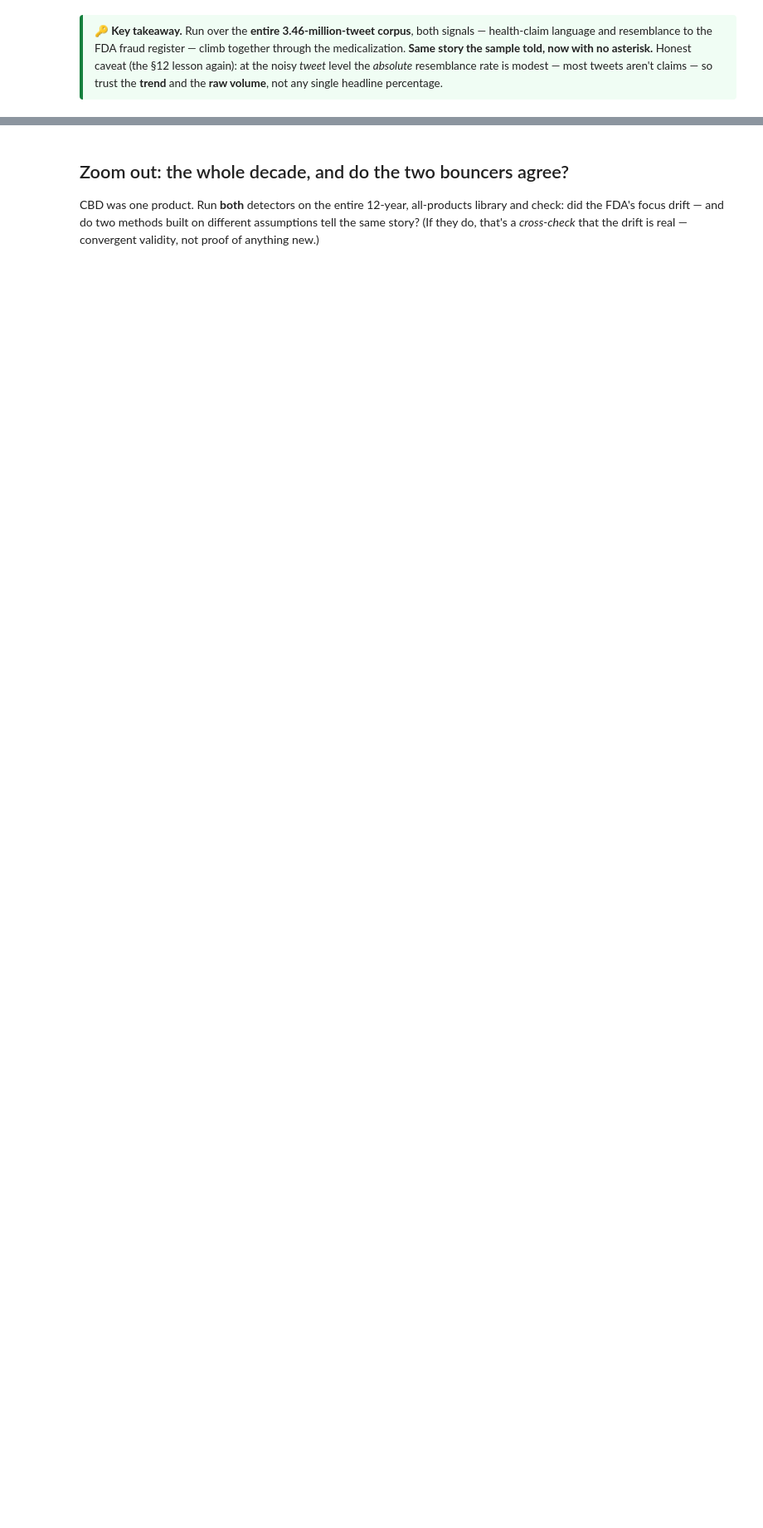
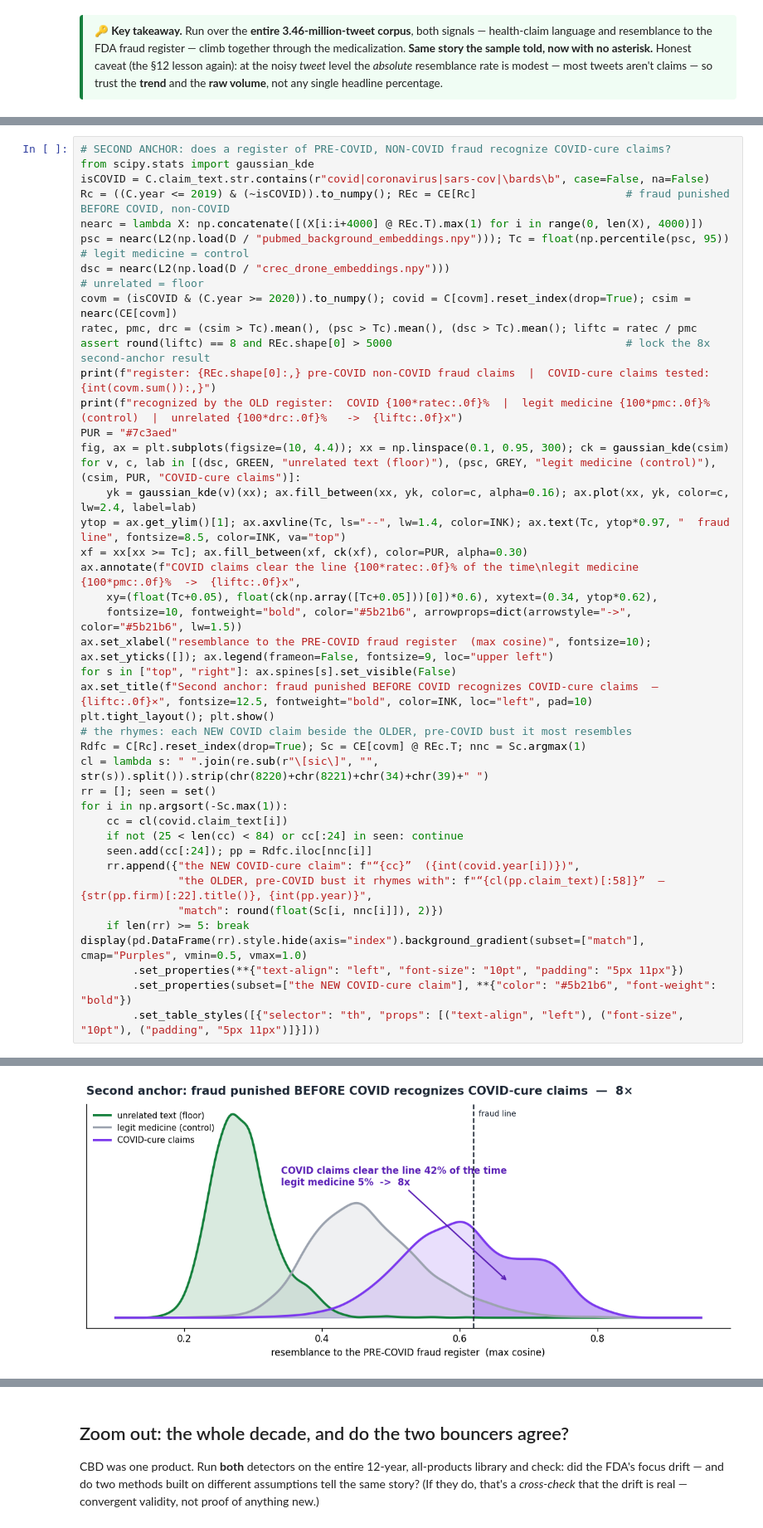
Before and after one commit to jturner-uofl/pycorpdiff, a Jupyter notebook: examples/cbd_fda_drift_showcase.ipynb, the cells around one changed output, grey strips where cells are left out. Shown at 83% size. Drawn from its saved outputs; the diff is of its cells as text; blank space fills up the shorter version.

```diff
--- a/examples/cbd_fda_drift_showcase.ipynb
+++ b/examples/cbd_fda_drift_showcase.ipynb
@@ -499,0 +647,43 @@ FULL corpus: 3,457,986 tweets — no sampling
+# %%
+# SECOND ANCHOR: does a register of PRE-COVID, NON-COVID fraud recognize COVID-cure claims?
+from scipy.stats import gaussian_kde
+isCOVID = C.claim_text.str.contains(r"covid|coronavirus|sars-cov|\bards\b", case=False, na=False)
+Rc = ((C.year <= 2019) & (~isCOVID)).to_numpy(); REc = CE[Rc]                       # fraud punished BEFORE COVID, non-COVID
+nearc = lambda X: np.concatenate([(X[i:i+4000] @ REc.T).max(1) for i in range(0, len(X), 4000)])
+psc = nearc(L2(np.load(D / "pubmed_background_embeddings.npy"))); Tc = float(np.percentile(psc, 95))   # legit medicine = control
+dsc = nearc(L2(np.load(D / "crec_drone_embeddings.npy")))                                              # unrelated = floor
+covm = (isCOVID & (C.year >= 2020)).to_numpy(); covid = C[covm].reset_index(drop=True); csim = nearc(CE[covm])
+ratec, pmc, drc = (csim > Tc).mean(), (psc > Tc).mean(), (dsc > Tc).mean(); liftc = ratec / pmc
+assert round(liftc) == 8 and REc.shape[0] > 5000                                    # lock the 8x second-anchor result
+print(f"register: {REc.shape[0]:,} pre-COVID non-COVID fraud claims  |  COVID-cure claims tested: {int(covm.sum()):,}")
+print(f"recognized by the OLD register:  COVID {100*ratec:.0f}%  |  legit medicine {100*pmc:.0f}% (control)  |  unrelated {100*drc:.0f}%   ->  {liftc:.0f}x")
+PUR = "#7c3aed"
+fig, ax = plt.subplots(figsize=(10, 4.4)); xx = np.linspace(0.1, 0.95, 300); ck = gaussian_kde(csim)
+for v, c, lab in [(dsc, GREEN, "unrelated text (floor)"), (psc, GREY, "legit medicine (control)"), (csim, PUR, "COVID-cure claims")]:
+    yk = gaussian_kde(v)(xx); ax.fill_between(xx, yk, color=c, alpha=0.16); ax.plot(xx, yk, color=c, lw=2.4, label=lab)
+ytop = ax.get_ylim()[1]; ax.axvline(Tc, ls="--", lw=1.4, color=INK); ax.text(Tc, ytop*0.97, "  fraud line", fontsize=8.5, color=INK, va="top")
+xf = xx[xx >= Tc]; ax.fill_between(xf, ck(xf), color=PUR, alpha=0.30)
+ax.annotate(f"COVID claims clear the line {100*ratec:.0f}% of the time\nlegit medicine {100*pmc:.0f}%  ->  {liftc:.0f}x",
+    xy=(float(Tc+0.05), float(ck(np.array([Tc+0.05]))[0])*0.6), xytext=(0.34, ytop*0.62),
+    fontsize=10, fontweight="bold", color="#5b21b6", arrowprops=dict(arrowstyle="->", color="#5b21b6", lw=1.5))
+ax.set_xlabel("resemblance to the PRE-COVID fraud register  (max cosine)", fontsize=10); ax.set_yticks([]); ax.legend(frameon=False, fontsize=9, loc="upper left")
+for s in ["top", "right"]: ax.spines[s].set_visible(False)
+ax.set_title(f"Second anchor: fraud punished BEFORE COVID recognizes COVID-cure claims  —  {liftc:.0f}×", fontsize=12.5, fontweight="bold", color=INK, loc="left", pad=10)
+plt.tight_layout(); plt.show()
+# the rhymes: each NEW COVID claim beside the OLDER, pre-COVID bust it most resembles
+Rdfc = C[Rc].reset_index(drop=True); Sc = CE[covm] @ REc.T; nnc = Sc.argmax(1)
+cl = lambda s: " ".join(re.sub(r"\[sic\]", "", str(s)).split()).strip(chr(8220)+chr(8221)+chr(34)+chr(39)+" ")
+rr = []; seen = set()
+for i in np.argsort(-Sc.max(1)):
+    cc = cl(covid.claim_text[i])
+    if not (25 < len(cc) < 84) or cc[:24] in seen: continue
+    seen.add(cc[:24]); pp = Rdfc.iloc[nnc[i]]
+    rr.append({"the NEW COVID-cure claim": f"“{cc}”  ({int(covid.year[i])})",
+               "the OLDER, pre-COVID bust it rhymes with": f"“{cl(pp.claim_text)[:58]}”  —  {str(pp.firm)[:22].title()}, {int(pp.year)}",
+               "match": round(float(Sc[i, nnc[i]]), 2)})
+    if len(rr) >= 5: break
+display(pd.DataFrame(rr).style.hide(axis="index").background_gradient(subset=["match"], cmap="Purples", vmin=0.5, vmax=1.0)
+        .set_properties(**{"text-align": "left", "font-size": "10pt", "padding": "5px 11px"})
+        .set_properties(subset=["the NEW COVID-cure claim"], **{"color": "#5b21b6", "font-weight": "bold"})
+        .set_table_styles([{"selector": "th", "props": [("text-align", "left"), ("font-size", "10pt"), ("padding", "5px 11px")]}]))
+# %% [output]
@@ -499,0 +692 @@ FULL corpus: 3,457,986 tweets — no sampling
+[figure, added]
```
Also changed, not shown: parts of 46 cells of this notebook.
